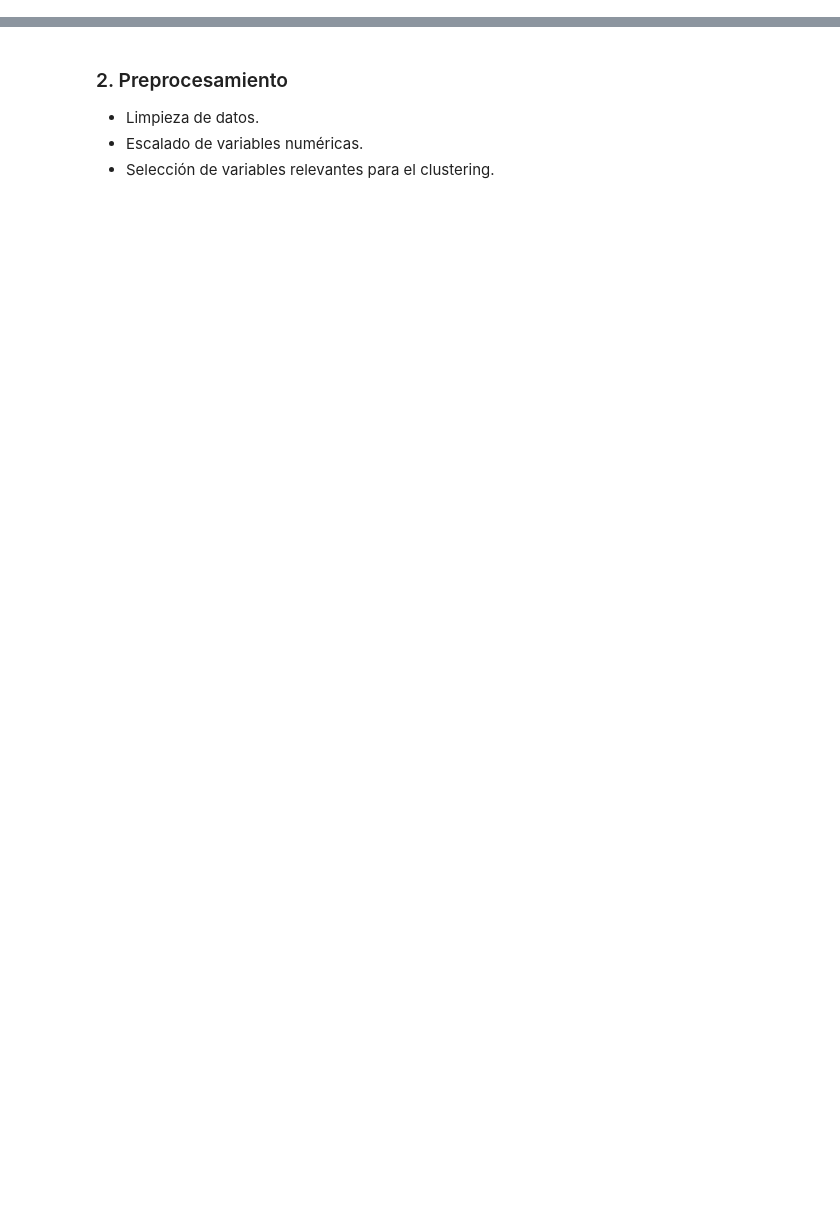
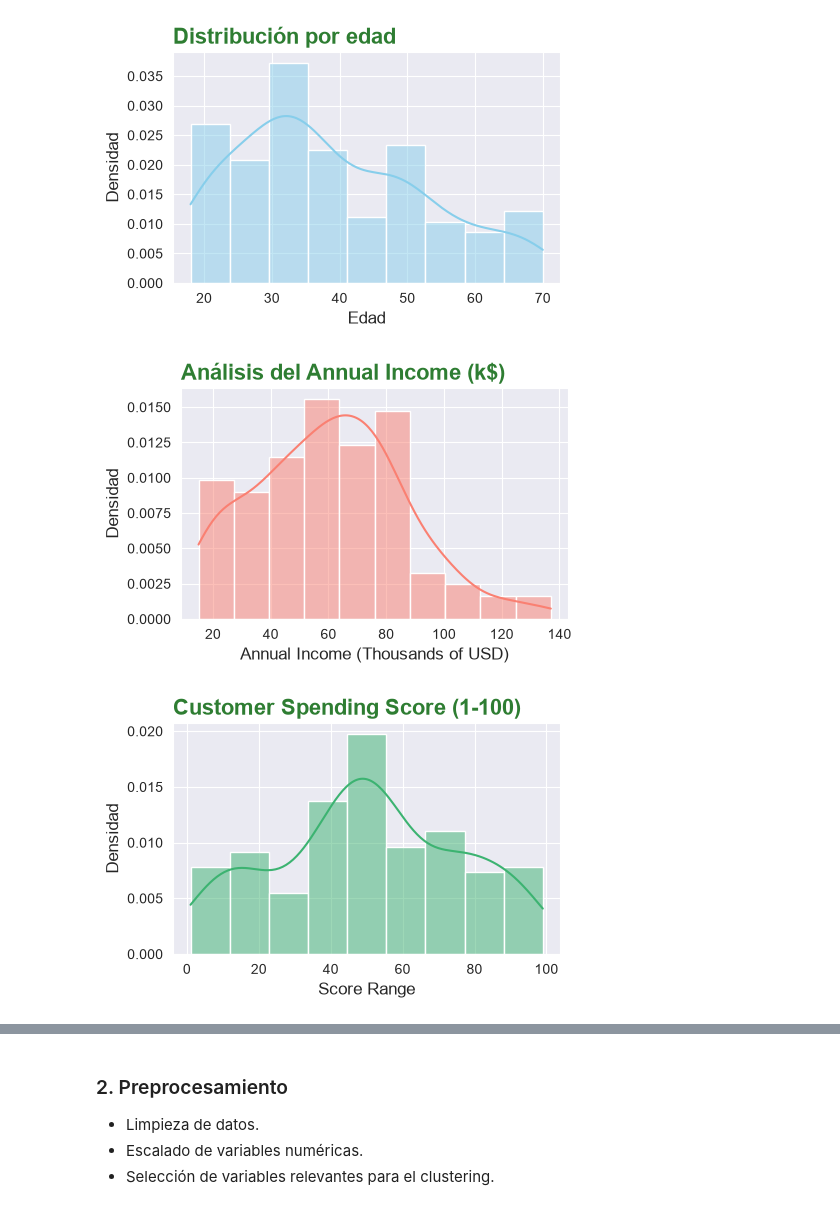
Before and after one commit to QudeCode/MSc-FIAIS-Activity-1, a Jupyter notebook: segmentacion_clientes.ipynb, the cells around one changed output, grey strips where cells are left out. Saved outputs shown, nothing was run; the diff lists cells and outputs as text; code cells hidden in the pictures; blank space fills up the shorter version.

```diff
--- a/segmentacion_clientes.ipynb
+++ b/segmentacion_clientes.ipynb
@@ -27,0 +123,46 @@ Path to dataset files: /Users/raul.quiros/.cache/kagglehub/datasets/shwetabh123/
+# %%
+# Configuración global de estilo
+sns.set_style('darkgrid')
+
+# ==========================================
+# 1. Distribución de la Edad (Age)
+# ==========================================
+plt.figure(figsize=(5, 3))
+
+sns.histplot(df['Age'], kde=True, color='skyblue', stat='density')
+
+plt.title("Distribución por edad", fontsize=16, fontweight='bold', color='#2E7D32', loc='left')
+plt.xlabel("Edad", fontsize=12)
+plt.ylabel("Densidad", fontsize=12)
+
+plt.show()
+
+# ==========================================
+# 2. Distribución de Ingresos Anuales (Annual Income)
+# ==========================================
+plt.figure(figsize=(5, 3))
+
+sns.histplot(df["Annual Income (k$)"], kde=True, color='salmon', stat='density')
+
+plt.title("Análisis del Annual Income (k$)", fontsize=16, fontweight='bold', color='#2E7D32', loc='left')
+plt.xlabel("Annual Income (Thousands of USD)", fontsize=12)
+plt.ylabel("Densidad", fontsize=12)
+
+plt.show()
+
+# ==========================================
+# 3. Distribución del Puntaje de Gasto (Spending Score)
+# ==========================================
+plt.figure(figsize=(5, 3))
+
+sns.histplot(df["Spending Score (1-100)"], kde=True, color='emerald' if 'emerald' in plt.colormaps else 'mediumseagreen', stat='density')
+
+plt.title("Customer Spending Score (1-100)", fontsize=16, fontweight='bold', color='#2E7D32', loc='left')
+plt.xlabel("Score Range", fontsize=12)
+plt.ylabel("Densidad", fontsize=12)
+
+plt.show()
+# %% [output]
+[figure, added]
+[figure, added]
+[figure, added]
```
Also changed, not shown: parts of 18 cells of this notebook, 1 other file.
